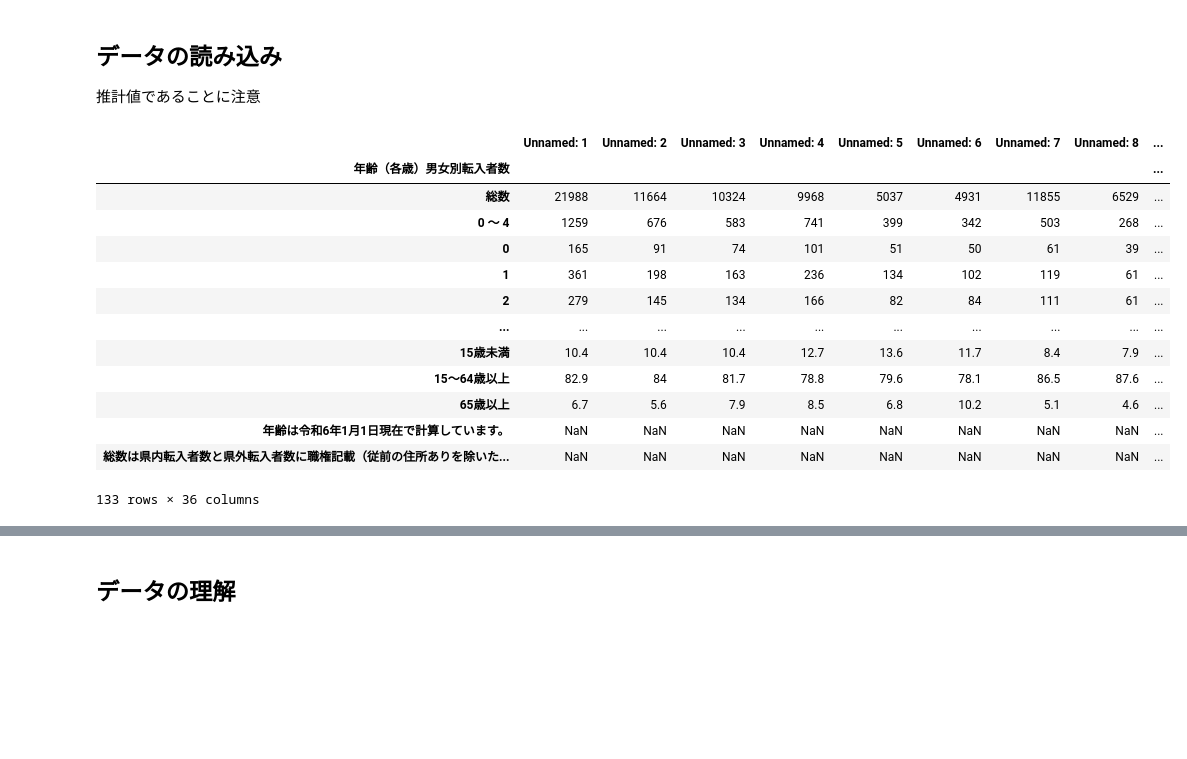
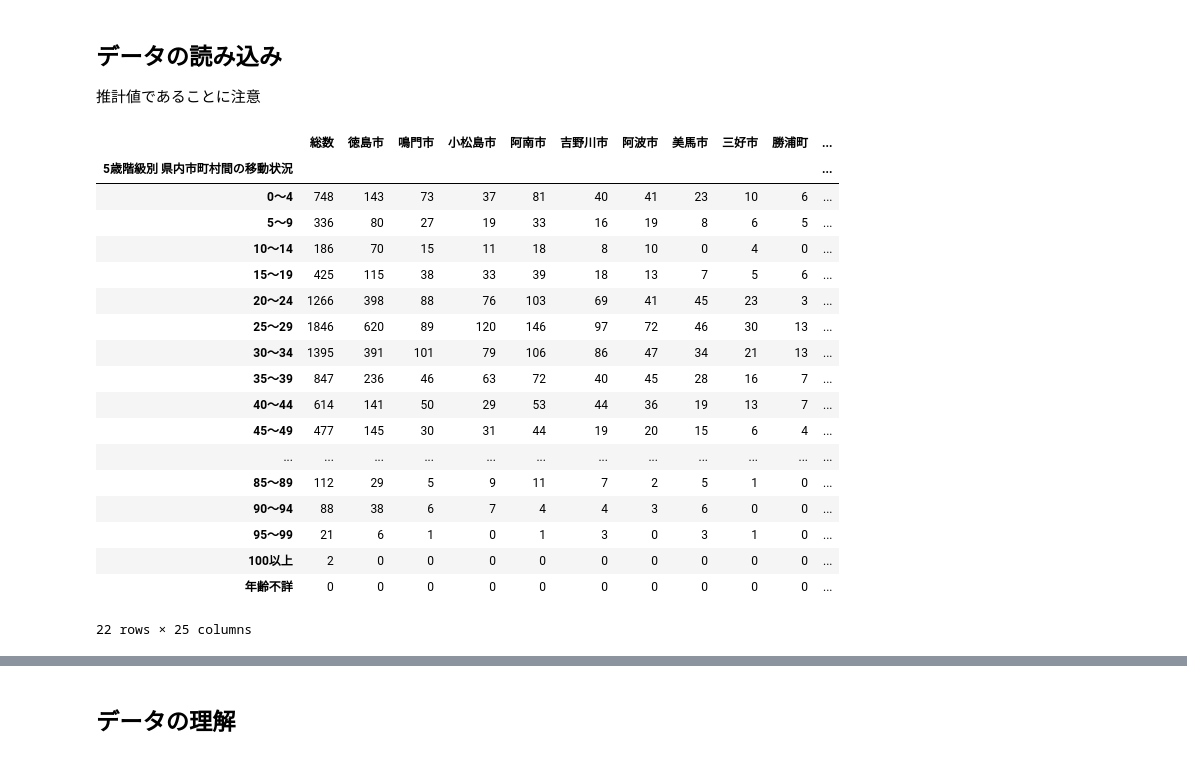
Before and after one commit to GuitarBuilderClass/census-of-people, a Jupyter notebook: notebooks/hiroshima_pref.ipynb, the cells around one changed output, grey strips where cells are left out. Drawn from its saved outputs; the diff is of its cells as text; code cells hidden in the pictures; blank space fills up the shorter version.

```diff
--- a/notebooks/hiroshima_pref.ipynb
+++ b/notebooks/hiroshima_pref.ipynb
@@ -29,25 +29,34 @@ df_moving_out_2023 = df_moving_out_2023.set_axis(hiroshima_headers, axis=1).asty
 # %%
 tokushima_headers = ["総数", "徳島市", "鳴門市", "小松島市", "阿南市", "吉野川市", "阿波市", "美馬市", "三好市", "勝浦町", "上勝町", "佐那河内村", "石井町", "神山町", "那賀町", "牟岐町",
                      "美波町", "海陽町", "松茂町", "北島町", "藍住町", "板野町", "上板町", "つるぎ町", "東みよし町"]
 
-df_tokushima = pd.read_excel("../data/2023_徳島県_移動状況表.xlsx", index_col=0, engine='openpyxl', sheet_name="年齢男女別転入者数")
+df_tokushima = pd.read_excel("../data/2023_徳島県_移動状況表.xlsx", index_col=0, engine='openpyxl', sheet_name="5歳階級別　県内市町村間の移動状況")
 
-df_tokushima[4:]
+df_tokushima_moving_in_2023 = df_tokushima[6:28]
+df_tokushima_moving_in_2023 = df_tokushima_moving_in_2023.set_axis(tokushima_headers, axis=1).astype(int)
+df_tokushima_moving_out_2023 = df_tokushima[37:59]
+df_tokushima_moving_out_2023 = df_tokushima_moving_out_2023.set_axis(tokushima_headers, axis=1).astype(int)
+df_tokushima_moving_out_2023
 # %% [output]
-|  | Unnamed: 1 | Unnamed: 2 | Unnamed: 3 | Unnamed: 4 | Unnamed: 5 | Unnamed: 6 | Unnamed: 7 | Unnamed: 8 | ... |
-| 年齢（各歳）男女別転入者数 |  |  |  |  |  |  |  |  | ... |
-| 総数 | 21988 | 11664 | 10324 | 9968 | 5037 | 4931 | 11855 | 6529 | ... |
-| 0 ～ 4 | 1259 | 676 | 583 | 741 | 399 | 342 | 503 | 268 | ... |
-| 0 | 165 | 91 | 74 | 101 | 51 | 50 | 61 | 39 | ... |
-| 1 | 361 | 198 | 163 | 236 | 134 | 102 | 119 | 61 | ... |
-| 2 | 279 | 145 | 134 | 166 | 82 | 84 | 111 | 61 | ... |
-| ... | ... | ... | ... | ... | ... | ... | ... | ... | ... |
-| 15歳未満 | 10.4 | 10.4 | 10.4 | 12.7 | 13.6 | 11.7 | 8.4 | 7.9 | ... |
-| 15～64歳以上 | 82.9 | 84 | 81.7 | 78.8 | 79.6 | 78.1 | 86.5 | 87.6 | ... |
-| 65歳以上 | 6.7 | 5.6 | 7.9 | 8.5 | 6.8 | 10.2 | 5.1 | 4.6 | ... |
-| 年齢は令和6年1月1日現在で計算しています。 | NaN | NaN | NaN | NaN | NaN | NaN | NaN | NaN | ... |
-| 総数は県内転入者数と県外転入者数に職権記載（従前の住所ありを除いた... | NaN | NaN | NaN | NaN | NaN | NaN | NaN | NaN | ... |
+|  | 総数 | 徳島市 | 鳴門市 | 小松島市 | 阿南市 | 吉野川市 | 阿波市 | 美馬市 | 三好市 | 勝浦町 | ... |
+| 5歳階級別 県内市町村間の移動状況 |  |  |  |  |  |  |  |  |  |  | ... |
+| 0～4 | 748 | 143 | 73 | 37 | 81 | 40 | 41 | 23 | 10 | 6 | ... |
+| 5～9 | 336 | 80 | 27 | 19 | 33 | 16 | 19 | 8 | 6 | 5 | ... |
+| 10～14 | 186 | 70 | 15 | 11 | 18 | 8 | 10 | 0 | 4 | 0 | ... |
+| 15～19 | 425 | 115 | 38 | 33 | 39 | 18 | 13 | 7 | 5 | 6 | ... |
+| 20～24 | 1266 | 398 | 88 | 76 | 103 | 69 | 41 | 45 | 23 | 3 | ... |
+| 25～29 | 1846 | 620 | 89 | 120 | 146 | 97 | 72 | 46 | 30 | 13 | ... |
+| 30～34 | 1395 | 391 | 101 | 79 | 106 | 86 | 47 | 34 | 21 | 13 | ... |
+| 35～39 | 847 | 236 | 46 | 63 | 72 | 40 | 45 | 28 | 16 | 7 | ... |
+| 40～44 | 614 | 141 | 50 | 29 | 53 | 44 | 36 | 19 | 13 | 7 | ... |
+| 45～49 | 477 | 145 | 30 | 31 | 44 | 19 | 20 | 15 | 6 | 4 | ... |
+| ... | ... | ... | ... | ... | ... | ... | ... | ... | ... | ... | ... |
+| 85～89 | 112 | 29 | 5 | 9 | 11 | 7 | 2 | 5 | 1 | 0 | ... |
+| 90～94 | 88 | 38 | 6 | 7 | 4 | 4 | 3 | 6 | 0 | 0 | ... |
+| 95～99 | 21 | 6 | 1 | 0 | 1 | 3 | 0 | 3 | 1 | 0 | ... |
+| 100以上 | 2 | 0 | 0 | 0 | 0 | 0 | 0 | 0 | 0 | 0 | ... |
+| 年齢不詳 | 0 | 0 | 0 | 0 | 0 | 0 | 0 | 0 | 0 | 0 | ... |
-133 rows × 36 columns
+22 rows × 25 columns
 # %%
 df_moving_in_2023.head(20)
 # %% [output]
```
